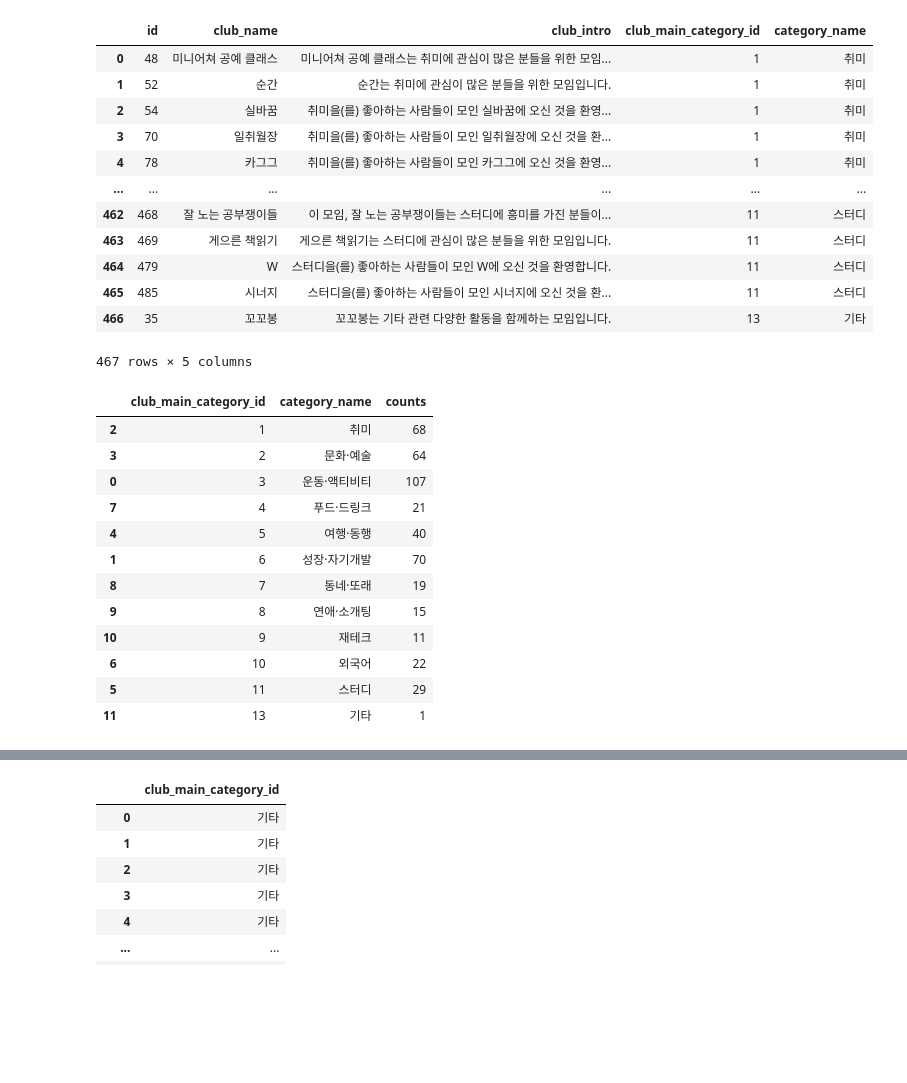
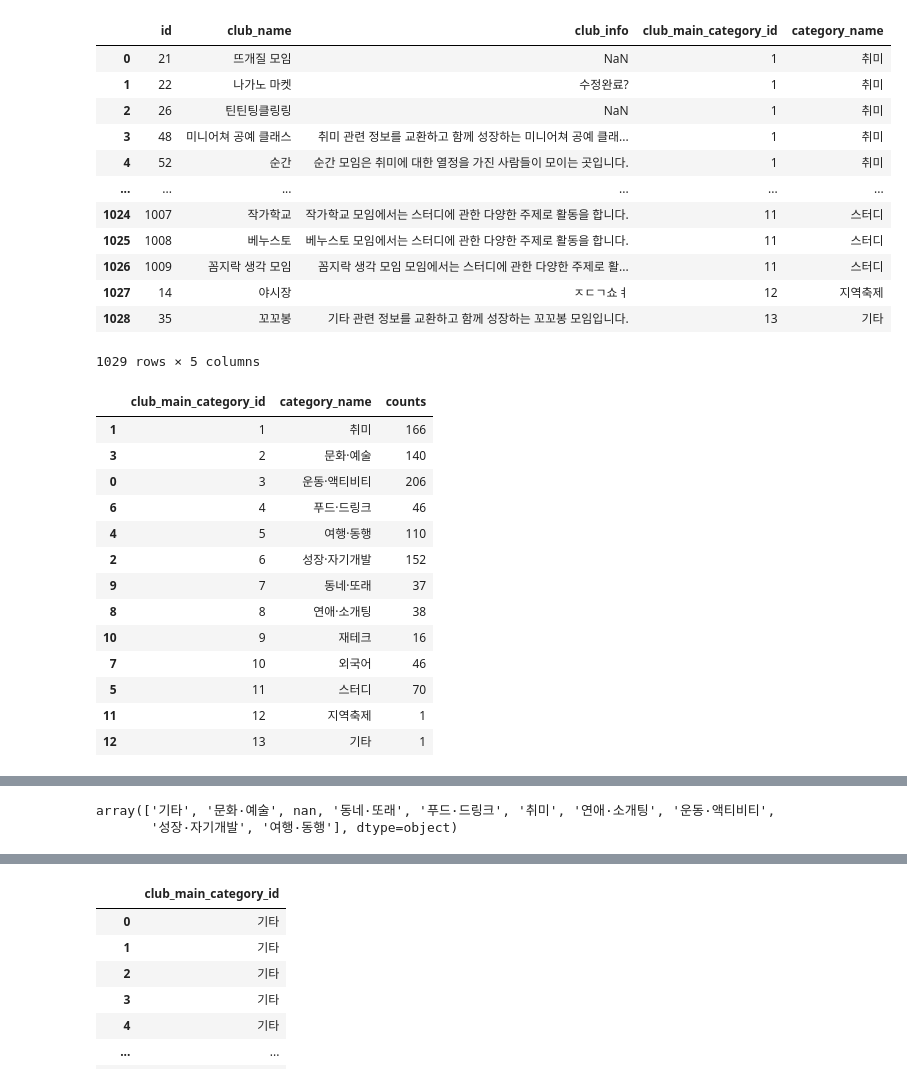
Before and after one commit to kimgusan/Machine_Learning, a Jupyter notebook: z_pythonProject/choice_project.ipynb, the cells around one changed output, grey strips where cells are left out. Cells and saved outputs as stored; diff of their text form; code cells hidden in the pictures; blank space fills up the shorter version.

```diff
--- a/z_pythonProject/choice_project.ipynb
+++ b/z_pythonProject/choice_project.ipynb
@@ -1,25 +1,25 @@
 # %%
 # 클럽 리스트 확인
 
 import pandas as pd
 import numpy as np
 
-c_df = pd.read_csv('./club_list.csv')
+c_df = pd.read_csv('./club_list_2.csv')
 c_df
 # %% [output]
-|  | id | club_name | club_intro | club_main_category_id | category_name |
-| 0 | 48 | 미니어쳐 공예 클래스 | 미니어쳐 공예 클래스는 취미에 관심이 많은 분들을 위한 모임... | 1 | 취미 |
-| 1 | 52 | 순간 | 순간는 취미에 관심이 많은 분들을 위한 모임입니다. | 1 | 취미 |
-| 2 | 54 | 실바꿈 | 취미을(를) 좋아하는 사람들이 모인 실바꿈에 오신 것을 환영... | 1 | 취미 |
-| 3 | 70 | 일취월장 | 취미을(를) 좋아하는 사람들이 모인 일취월장에 오신 것을 환... | 1 | 취미 |
-| 4 | 78 | 카그그 | 취미을(를) 좋아하는 사람들이 모인 카그그에 오신 것을 환영... | 1 | 취미 |
+|  | id | club_name | club_info | club_main_category_id | category_name |
+| 0 | 21 | 뜨개질 모임 | NaN | 1 | 취미 |
+| 1 | 22 | 나가노 마켓 | 수정완료? | 1 | 취미 |
+| 2 | 26 | 틴틴팅클링링 | NaN | 1 | 취미 |
+| 3 | 48 | 미니어쳐 공예 클래스 | 취미 관련 정보를 교환하고 함께 성장하는 미니어쳐 공예 클래... | 1 | 취미 |
+| 4 | 52 | 순간 | 순간 모임은 취미에 대한 열정을 가진 사람들이 모이는 곳입니다. | 1 | 취미 |
 | ... | ... | ... | ... | ... | ... |
-| 462 | 468 | 잘 노는 공부쟁이들 | 이 모임, 잘 노는 공부쟁이들는 스터디에 흥미를 가진 분들이... | 11 | 스터디 |
-| 463 | 469 | 게으른 책읽기 | 게으른 책읽기는 스터디에 관심이 많은 분들을 위한 모임입니다. | 11 | 스터디 |
-| 464 | 479 | W | 스터디을(를) 좋아하는 사람들이 모인 W에 오신 것을 환영합니다. | 11 | 스터디 |
-| 465 | 485 | 시너지 | 스터디을(를) 좋아하는 사람들이 모인 시너지에 오신 것을 환... | 11 | 스터디 |
-| 466 | 35 | 꼬꼬봉 | 꼬꼬봉는 기타 관련 다양한 활동을 함께하는 모임입니다. | 13 | 기타 |
+| 1024 | 1007 | 작가학교 | 작가학교 모임에서는 스터디에 관한 다양한 주제로 활동을 합니다. | 11 | 스터디 |
+| 1025 | 1008 | 베누스토 | 베누스토 모임에서는 스터디에 관한 다양한 주제로 활동을 합니다. | 11 | 스터디 |
+| 1026 | 1009 | 꼼지락 생각 모임 | 꼼지락 생각 모임 모임에서는 스터디에 관한 다양한 주제로 활... | 11 | 스터디 |
+| 1027 | 14 | 야시장 | ㅈㄷㄱ쇼ㅕ | 12 | 지역축제 |
+| 1028 | 35 | 꼬꼬봉 | 기타 관련 정보를 교환하고 함께 성장하는 꼬꼬봉 모임입니다. | 13 | 기타 |
-467 rows × 5 columns
+1029 rows × 5 columns
 # %%
 # value_counts 결과를 DataFrame으로 변환
 counts = c_df[['club_main_category_id', 'category_name']].value_counts().reset_index(name='counts')
@@ -31,18 +31,19 @@ sorted_counts = counts.sort_values(by='club_main_category_id')
 sorted_counts
 # %% [output]
 |  | club_main_category_id | category_name | counts |
-| 2 | 1 | 취미 | 68 |
-| 3 | 2 | 문화·예술 | 64 |
-| 0 | 3 | 운동·액티비티 | 107 |
-| 7 | 4 | 푸드·드링크 | 21 |
-| 4 | 5 | 여행·동행 | 40 |
-| 1 | 6 | 성장·자기개발 | 70 |
-| 8 | 7 | 동네·또래 | 19 |
-| 9 | 8 | 연애·소개팅 | 15 |
-| 10 | 9 | 재테크 | 11 |
-| 6 | 10 | 외국어 | 22 |
-| 5 | 11 | 스터디 | 29 |
-| 11 | 13 | 기타 | 1 |
+| 1 | 1 | 취미 | 166 |
+| 3 | 2 | 문화·예술 | 140 |
+| 0 | 3 | 운동·액티비티 | 206 |
+| 6 | 4 | 푸드·드링크 | 46 |
+| 4 | 5 | 여행·동행 | 110 |
+| 2 | 6 | 성장·자기개발 | 152 |
+| 9 | 7 | 동네·또래 | 37 |
+| 8 | 8 | 연애·소개팅 | 38 |
+| 10 | 9 | 재테크 | 16 |
+| 7 | 10 | 외국어 | 46 |
+| 5 | 11 | 스터디 | 70 |
+| 11 | 12 | 지역축제 | 1 |
+| 12 | 13 | 기타 | 1 |
 # %%
 # 랜덤 titile 확인
 
@@ -76,6 +77,11 @@ all_df
 | 4116 | 2024-05-02 0:22:33 | 2024-05-19 22:49:17 | 아제르바이잔 밤길은 과연 안전할까? 치안테스트! | teenplay_video/2024/01/11/travel_... | teenplay_thumbnail/2024/05/12/tra... | 1.0 | 여행·동행 | ... |
 | 4117 | 2024-03-09 7:42:33 | 2024-05-19 22:49:17 | 아제르바이잔 현지 시장에서 돼지고기 사서 보쌈해먹기 요리&먹... | teenplay_video/2024/01/12/travel_... | teenplay_thumbnail/2024/05/09/tra... | 1.0 | 여행·동행 | ... |
 4118 rows × 8 columns
+# %%
+all_df['club_main_category_id'].unique()
+# %% [output]
+array(['기타', '문화·예술', nan, '동네·또래', '푸드·드링크', '취미', '연애·소개팅', '운동·액티비티',
+       '성장·자기개발', '여행·동행'], dtype=object)
 # %%
 import pandas as pd
 import numpy as np
```
Also changed, not shown: parts of 33 cells of this notebook, 3 other files.
